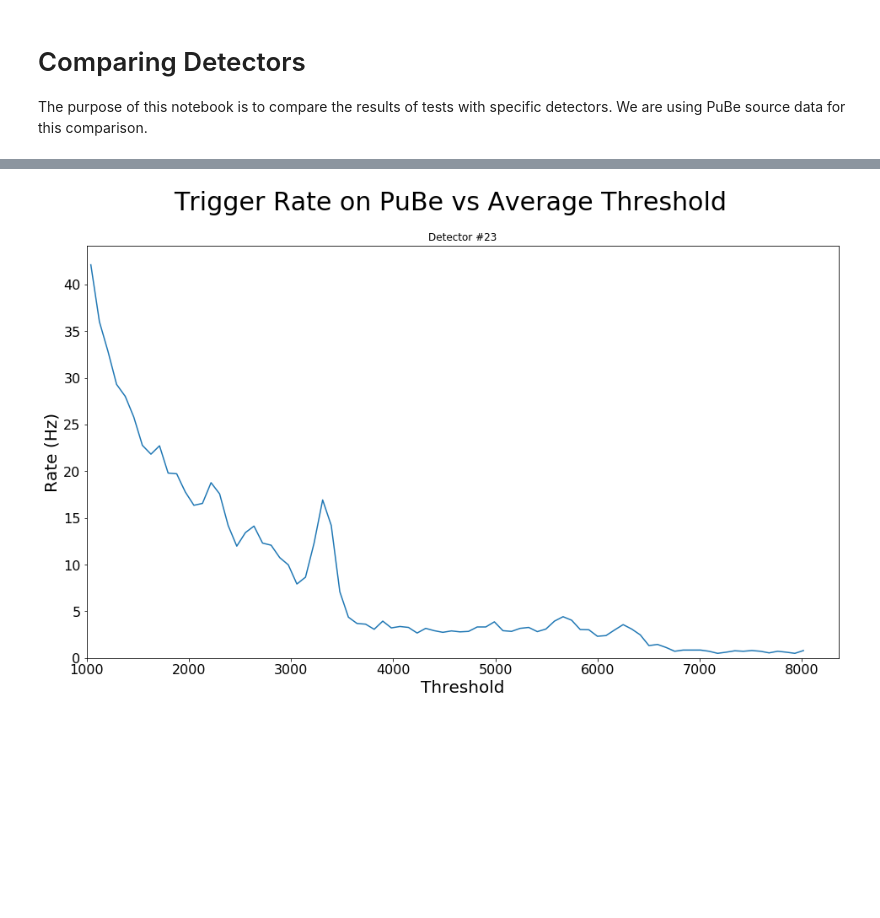
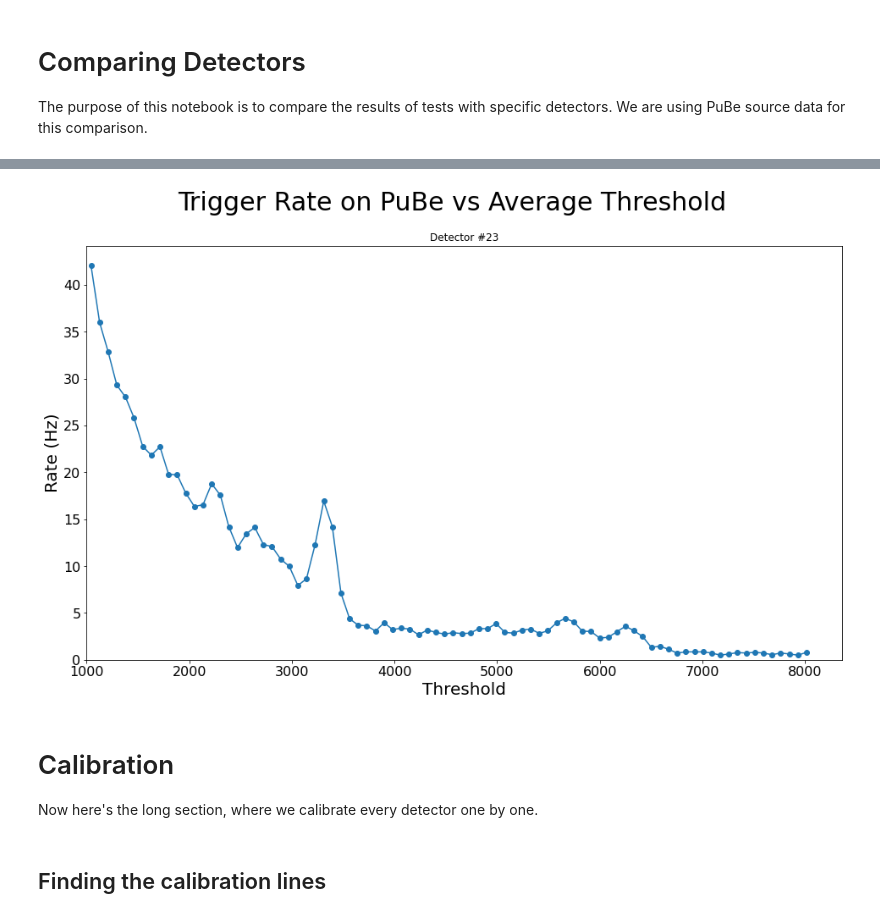
Before and after one commit to villano-lab/R76Firmware, a Jupyter notebook: plots/Comparing_Detectors.ipynb, the cells around one changed output, grey strips where cells are left out. Drawn from its saved outputs; the diff is of its cells as text; code cells hidden in the pictures; blank space fills up the shorter version.

```diff
--- a/plots/Comparing_Detectors.ipynb
+++ b/plots/Comparing_Detectors.ipynb
@@ -75,21 +52,27 @@ plt.show()
 Pick a number, any number, as long as it's one we have data for.
 # %%
-detnum = 23 #okay, just put your number in the deck right here.
+detnum = 23
 
 plt.figure(figsize=(16,9))
 
-plt.plot(thresh,ranges[detnum],label='det{:02d}'.format(detnum))
+plt.plot(thresh,ranges[detnum],label='det{:02d}'.format(detnum),marker='o')
 
 plt.xlabel("Threshold",size=20)
 plt.ylabel("Rate (Hz)",size=20)
 plt.suptitle("Trigger Rate on PuBe vs Average Threshold",size=30)
 plt.title("Detector #{:02d}".format(detnum))
 plt.rc('xtick', labelsize=16) #fontsize of the x tick labels
 plt.rc('ytick', labelsize=16) #fontsize of the y tick labels
 
 plt.xlim(1000)
 plt.ylim(0)
 
 plt.show()
 # %% [output]
-[figure, old version]
+[figure, new version]
+# %% [markdown]
+# Calibration
+
+Now here's the long section, where we calibrate every detector one by one.
+# %% [markdown]
+## Finding the calibration lines
```
Also changed, not shown: parts of 27 cells of this notebook, 18 other files.
